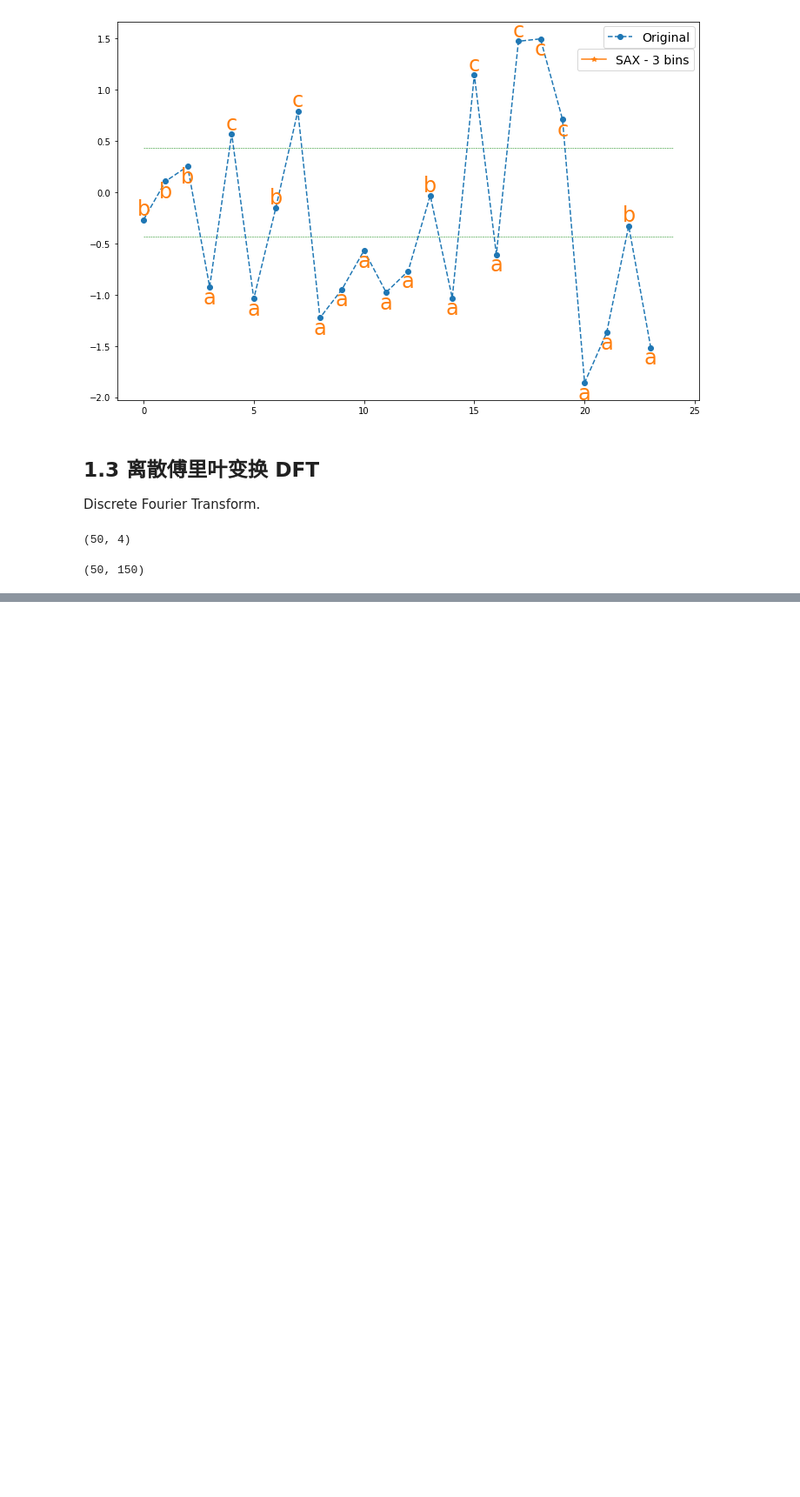
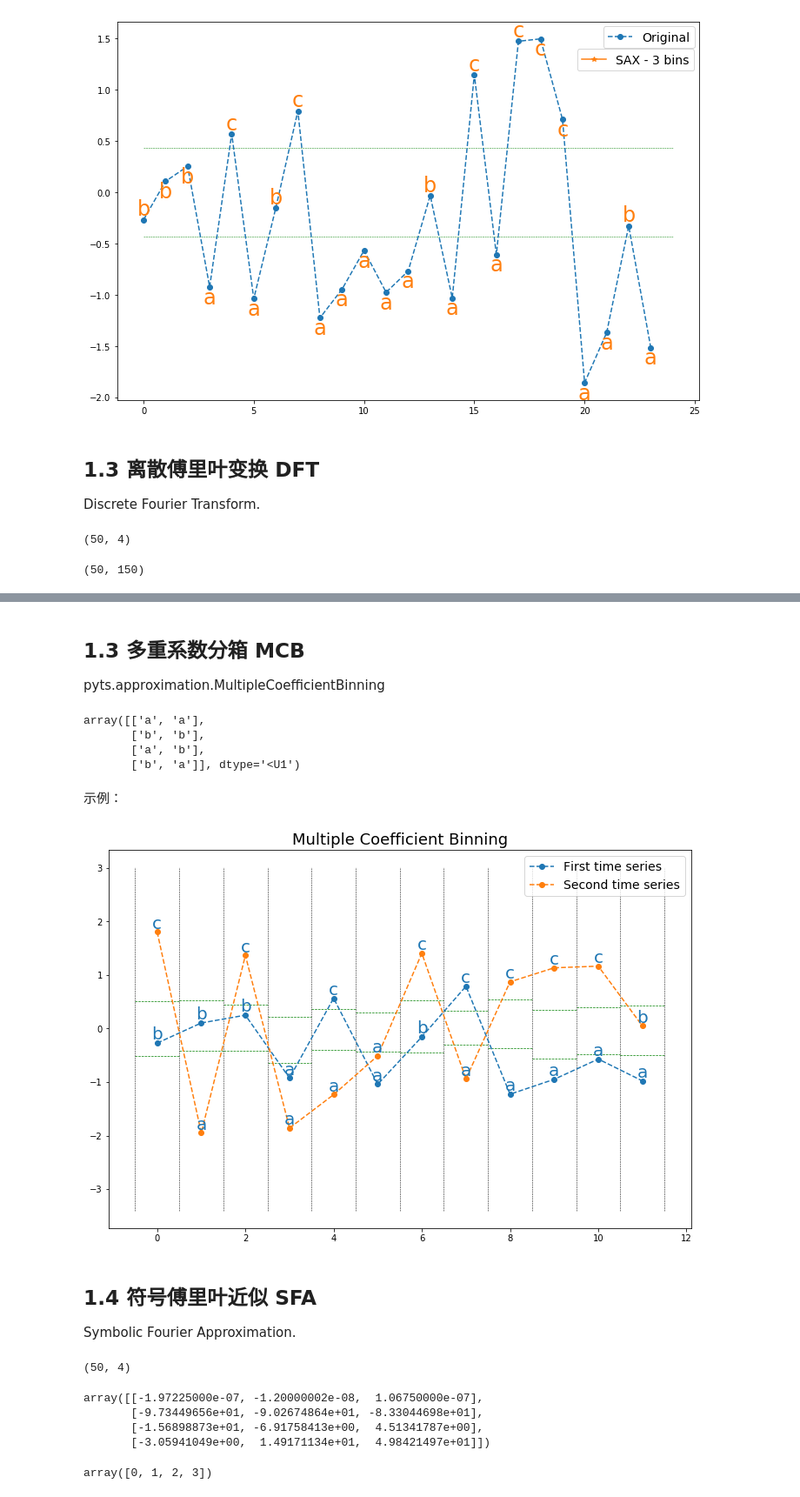
Before and after one commit to lihaoyi999/TSC, a Jupyter notebook: pyts_approximation.ipynb, the cells around one changed output, grey strips where cells are left out. Shown at 87% size. Cells and saved outputs as stored; diff of their text form; code cells hidden in the pictures; blank space fills up the shorter version.

```diff
--- a/pyts_approximation.ipynb
+++ b/pyts_approximation.ipynb
@@ -100,0 +152,77 @@ X.shape
+# %% [markdown]
+## 1.3 多重系数分箱 MCB
+pyts.approximation.MultipleCoefficientBinning
+# %%
+from pyts.approximation import MultipleCoefficientBinning
+X = [[0, 4],
+    [2, 7],
+    [1, 6],
+    [3, 5]]
+mcb = MultipleCoefficientBinning(n_bins=2)
+mcb.fit_transform(X)
+# %% [output]
+array([['a', 'a'],
+       ['b', 'b'],
+       ['a', 'b'],
+       ['b', 'a']], dtype='<U1')
+# %% [markdown]
+示例：
+# %%
+import numpy as np
+import matplotlib.pyplot as plt
+from pyts.approximation import MultipleCoefficientBinning
+
+# parameters:
+n_samples, n_timestamps = 100, 12
+
+# toy dadaset:
+rng = np.random.RandomState(41)
+X = rng.randn(n_samples, n_timestamps)
+
+# MCB transformation
+n_bins = 3
+mcb = MultipleCoefficientBinning(n_bins=n_bins, strategy='quantile')
+X_mcb = mcb.fit_transform(X)
+
+# show the results for tow time series
+plt.figure(figsize=(12, 8))
+plt.plot(X[0], 'o--', label='First time series')
+for x, y, s in zip(range(n_timestamps), X[0], X_mcb[0]):
+    plt.text(x, y, s, ha='center', va='bottom', fontsize=20, color='C0')
+plt.plot(X[5], 'o--', label='Second time series')
+for x, y, s in zip(range(n_timestamps), X[5], X_mcb[5]):
+    plt.text(x, y, s, ha='center', va='bottom', fontsize=20, color='C0')
+plt.hlines(mcb.bin_edges_.T, np.arange(n_timestamps) - 0.5,
+           np.arange(n_timestamps) + 0.5, color='g',
+           linestyles='--', linewidth=0.7)
+plt.vlines(np.arange(n_timestamps + 1) - 0.5, X.min(), X.max(),
+           linestyles='--', linewidth=0.5)
+
+plt.legend(loc='best', fontsize=14)
+plt.title("Multiple Coefficient Binning", fontsize=18)
+plt.show()
+# %% [output]
+[figure, added]
+# %% [markdown]
+## 1.4 符号傅里叶近似 SFA
+Symbolic Fourier Approximation.
+# %%
+from pyts.approximation import SymbolicFourierApproximation
+from datasets import load_gunpoint
+X, _, _, _ = load_gunpoint(return_X_y=True)
+sfa = SymbolicFourierApproximation(n_coefs=4)
+X_new = sfa.fit_transform(X)
+X_new.shape
+# %% [output]
+(50, 4)
+# %%
+sfa.bin_edges_
+# %% [output]
+array([[-1.97225000e-07, -1.20000002e-08,  1.06750000e-07],
+       [-9.73449656e+01, -9.02674864e+01, -8.33044698e+01],
+       [-1.56898873e+01, -6.91758413e+00,  4.51341787e+00],
+       [-3.05941049e+00,  1.49171134e+01,  4.98421497e+01]])
+# %%
+sfa.support_
+# %% [output]
+array([0, 1, 2, 3])
```
Also changed, not shown: parts of 19 cells of this notebook.
